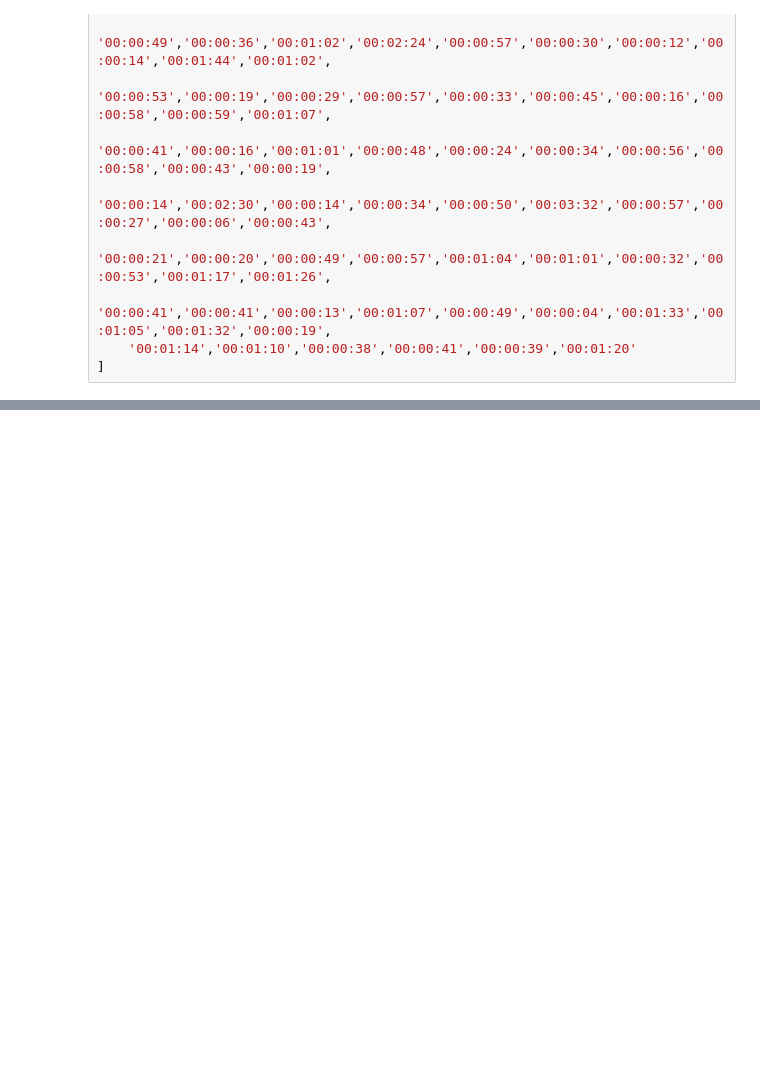
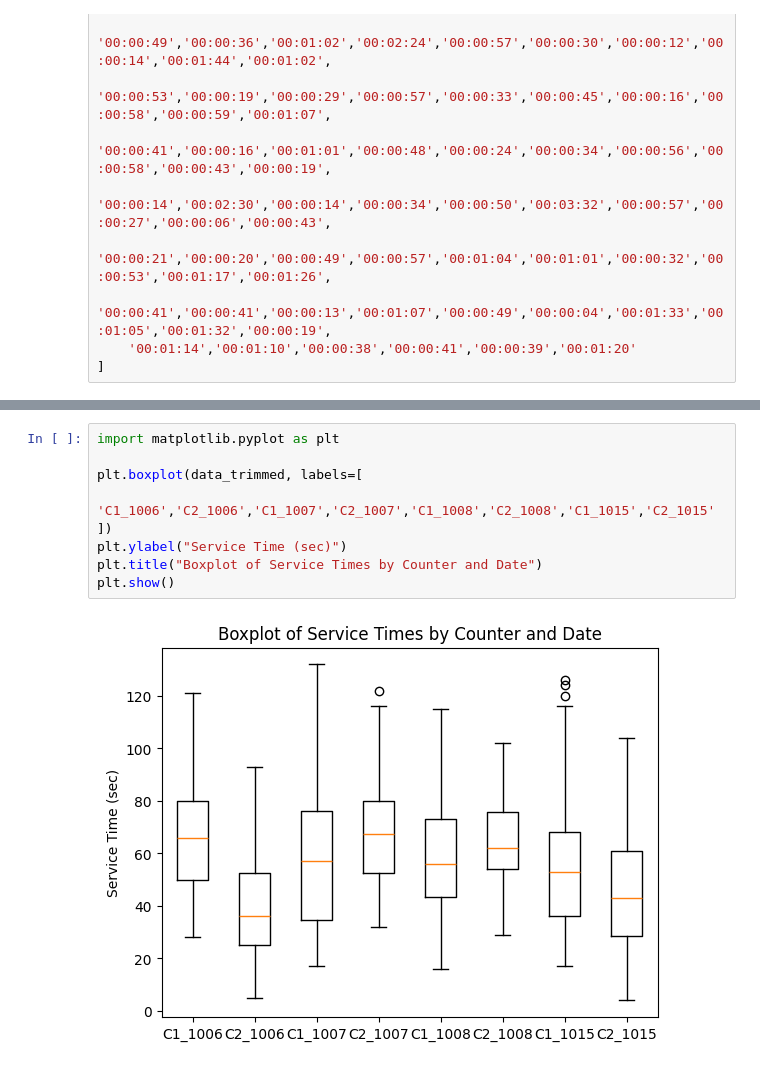
Before and after one commit to minsu-dev/Simulation-, a Jupyter notebook: Simpy/5_SimPy_Car_Wash.ipynb, the cells around one changed output, grey strips where cells are left out. Cells and saved outputs as stored; diff of their text form; blank space fills up the shorter version.

```diff
--- a/Simpy/5_SimPy_Car_Wash.ipynb
+++ b/Simpy/5_SimPy_Car_Wash.ipynb
@@ -672,0 +757,11 @@ Kruskal–Wallis p-value for counter2 (4 days): 4.8532241034637345e-12
+# %%
+import matplotlib.pyplot as plt
+
+plt.boxplot(data_trimmed, labels=[
+    'C1_1006','C2_1006','C1_1007','C2_1007','C1_1008','C2_1008','C1_1015','C2_1015'
+])
+plt.ylabel("Service Time (sec)")
+plt.title("Boxplot of Service Times by Counter and Date")
+plt.show()
+# %% [output]
+[figure, added]
```
Also changed, not shown: parts of 9 cells of this notebook.
